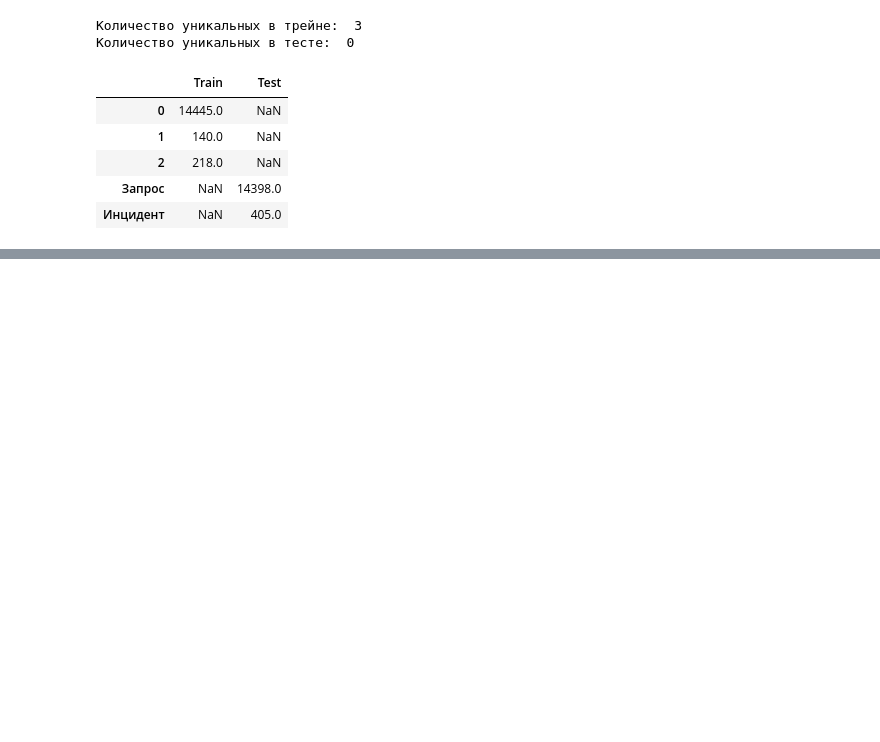
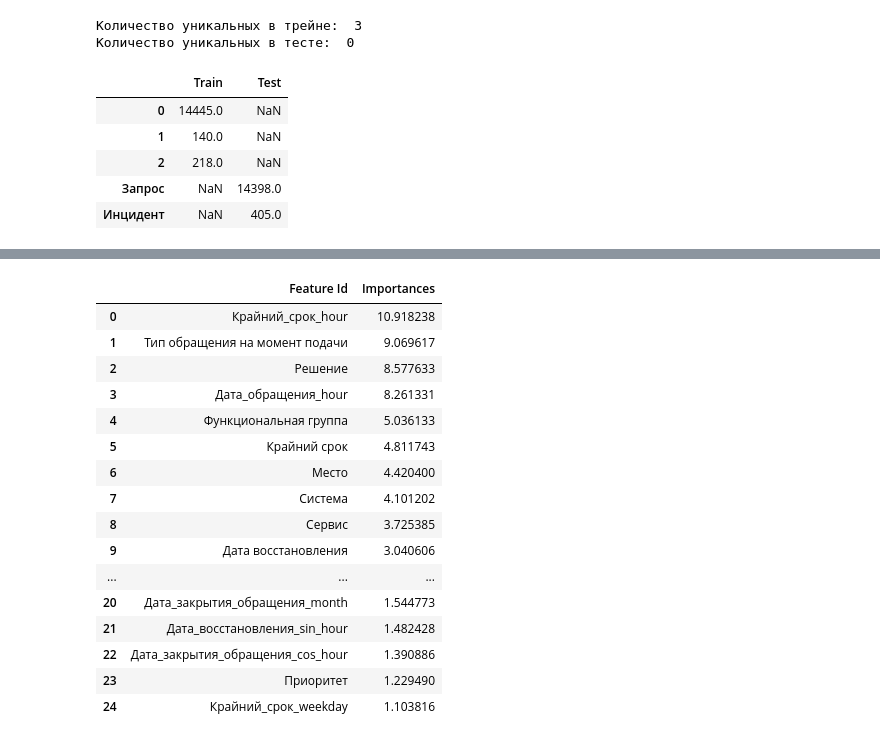
Before and after one commit to lyaminartemiy/central_bank_hack, a Jupyter notebook: baseline/lyamin_baseline.ipynb, the cells around one changed output, grey strips where cells are left out. Cells and saved outputs as stored; diff of their text form; code cells hidden in the pictures; blank space fills up the shorter version.

```diff
--- a/baseline/lyamin_baseline.ipynb
+++ b/baseline/lyamin_baseline.ipynb
@@ -407 +495,22 @@ Shrink model to first 844 iterations.
 <catboost.core.CatBoostClassifier at 0x...>
+# %%
+fi = model.get_feature_importance(Pool(X_train, y_train, cat_features=cat_cols), prettified=True)
+fi.head(25)
+# %% [output]
+|  | Feature Id | Importances |
+| 0 | Крайний_срок_hour | 10.918238 |
+| 1 | Тип обращения на момент подачи | 9.069617 |
+| 2 | Решение | 8.577633 |
+| 3 | Дата_обращения_hour | 8.261331 |
+| 4 | Функциональная группа | 5.036133 |
+| 5 | Крайний срок | 4.811743 |
+| 6 | Место | 4.420400 |
+| 7 | Система | 4.101202 |
+| 8 | Сервис | 3.725385 |
+| 9 | Дата восстановления | 3.040606 |
+| ... | ... | ... |
+| 20 | Дата_закрытия_обращения_month | 1.544773 |
+| 21 | Дата_восстановления_sin_hour | 1.482428 |
+| 22 | Дата_закрытия_обращения_cos_hour | 1.390886 |
+| 23 | Приоритет | 1.229490 |
+| 24 | Крайний_срок_weekday | 1.103816 |
```
Also changed, not shown: parts of 21 cells of this notebook.
